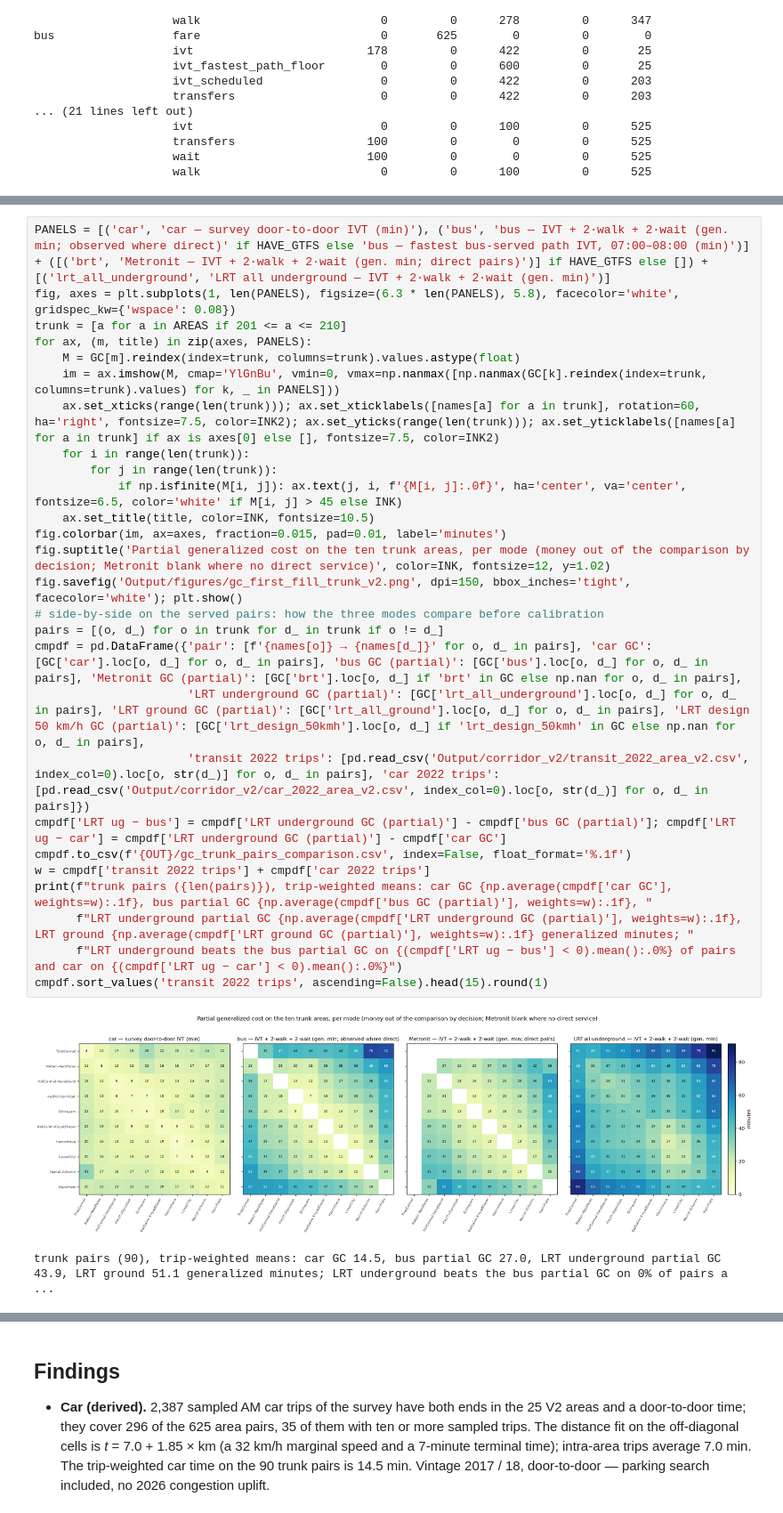
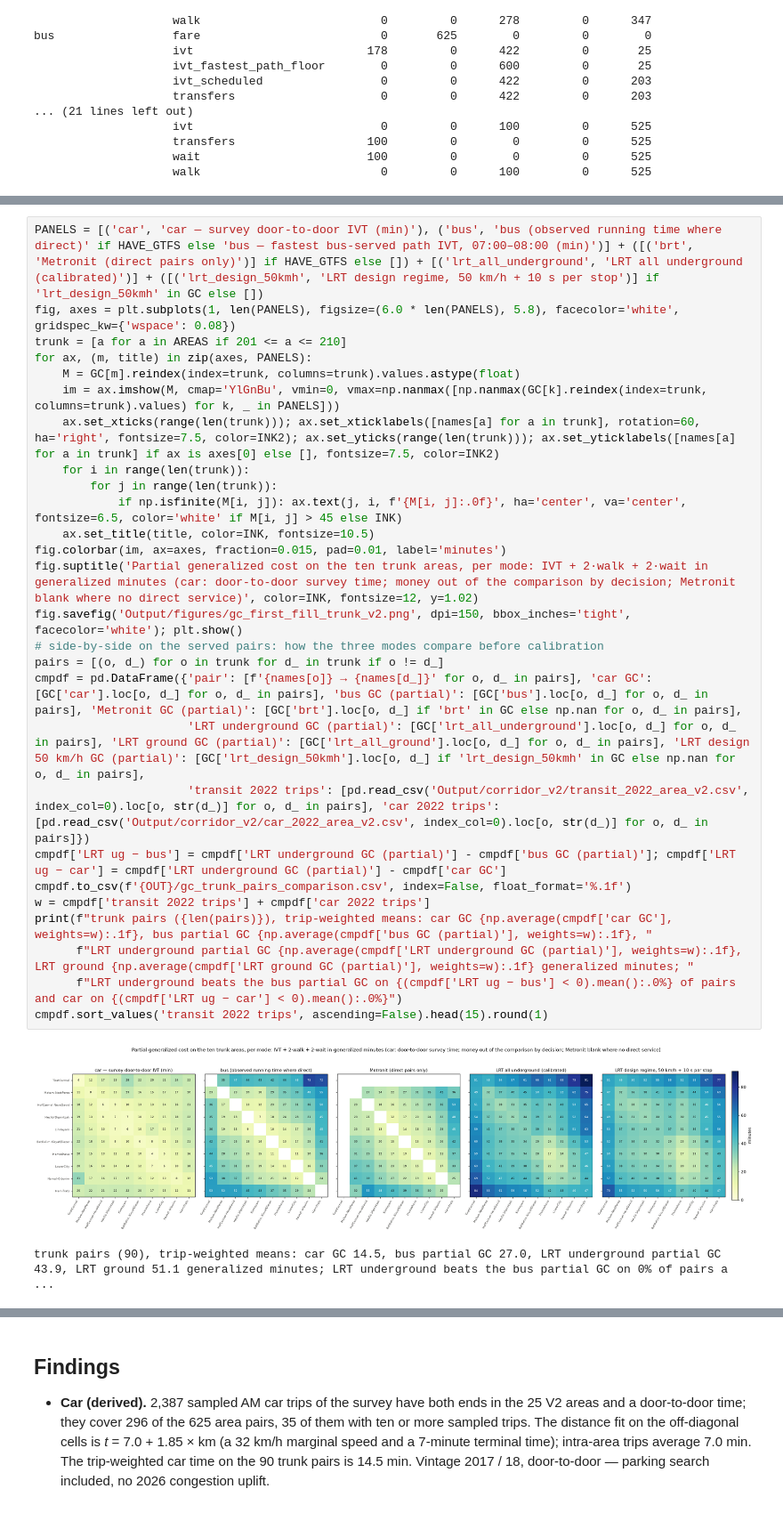
Before and after one commit to oh-da/Nofit_LRT_Extension, a Jupyter notebook: notebooks/current/GC_data_inventory_and_skims.ipynb, the cells around one changed output, grey strips where cells are left out. Shown at 89% size. Saved outputs shown, nothing was run; the diff lists cells and outputs as text.

```diff
--- a/notebooks/current/GC_data_inventory_and_skims.ipynb
+++ b/notebooks/current/GC_data_inventory_and_skims.ipynb
@@ -492,34 +492,34 @@ inv.to_csv(f'{OUT}/gc_data_inventory.csv', index=False); inv
 | 15 | all | weights (walk 2.0, wait 2.0, tran... | assumed (plan defaults) | LRT_CAPTURE_PLAN.md | confirm against נוהל פר"ת; calibr... |
 | 16 | all | geography | partial | 25 V2 areas | TAZ 1509 (station S13) missing fr... |
 # %%
-PANELS = [('car', 'car — survey door-to-door IVT (min)'), ('bus', 'bus — IVT + 2·walk + 2·wait (gen. min; observed where direct)' if HAVE_GTFS else 'bus — fastest bus-served path IVT, 07:00–08:00 (min)')] + ([('brt', 'Metronit — IVT + 2·walk + 2·wait (gen. min; direct pairs)')] if HAVE_GTFS else []) + [('lrt_all_underground', 'LRT all underground — IVT + 2·walk + 2·wait (gen. min)')]
-fig, axes = plt.subplots(1, len(PANELS), figsize=(6.3 * len(PANELS), 5.8), facecolor='white', gridspec_kw={'wspace': 0.08})
+PANELS = [('car', 'car — survey door-to-door IVT (min)'), ('bus', 'bus (observed running time where direct)' if HAVE_GTFS else 'bus — fastest bus-served path IVT, 07:00–08:00 (min)')] + ([('brt', 'Metronit (direct pairs only)')] if HAVE_GTFS else []) + [('lrt_all_underground', 'LRT all underground (calibrated)')] + ([('lrt_design_50kmh', 'LRT design regime, 50 km/h + 10 s per stop')] if 'lrt_design_50kmh' in GC else [])
+fig, axes = plt.subplots(1, len(PANELS), figsize=(6.0 * len(PANELS), 5.8), facecolor='white', gridspec_kw={'wspace': 0.08})
 trunk = [a for a in AREAS if 201 <= a <= 210]
 for ax, (m, title) in zip(axes, PANELS):
     M = GC[m].reindex(index=trunk, columns=trunk).values.astype(float)
     im = ax.imshow(M, cmap='YlGnBu', vmin=0, vmax=np.nanmax([np.nanmax(GC[k].reindex(index=trunk, columns=trunk).values) for k, _ in PANELS]))
     ax.set_xticks(range(len(trunk))); ax.set_xticklabels([names[a] for a in trunk], rotation=60, ha='right', fontsize=7.5, color=INK2); ax.set_yticks(range(len(trunk))); ax.set_yticklabels([names[a] for a in trunk] if ax is axes[0] else [], fontsize=7.5, color=INK2)
     for i in range(len(trunk)):
         for j in range(len(trunk)):
             if np.isfinite(M[i, j]): ax.text(j, i, f'{M[i, j]:.0f}', ha='center', va='center', fontsize=6.5, color='white' if M[i, j] > 45 else INK)
     ax.set_title(title, color=INK, fontsize=10.5)
 fig.colorbar(im, ax=axes, fraction=0.015, pad=0.01, label='minutes')
-fig.suptitle('Partial generalized cost on the ten trunk areas, per mode (money out of the comparison by decision; Metronit blank where no direct service)', color=INK, fontsize=12, y=1.02)
+fig.suptitle('Partial generalized cost on the ten trunk areas, per mode: IVT + 2·walk + 2·wait in generalized minutes (car: door-to-door survey time; money out of the comparison by decision; Metronit blank where no direct service)', color=INK, fontsize=12, y=1.02)
 fig.savefig('Output/figures/gc_first_fill_trunk_v2.png', dpi=150, bbox_inches='tight', facecolor='white'); plt.show()
 # side-by-side on the served pairs: how the three modes compare before calibration
 pairs = [(o, d_) for o in trunk for d_ in trunk if o != d_]
 cmpdf = pd.DataFrame({'pair': [f'{names[o]} → {names[d_]}' for o, d_ in pairs], 'car GC': [GC['car'].loc[o, d_] for o, d_ in pairs], 'bus GC (partial)': [GC['bus'].loc[o, d_] for o, d_ in pairs], 'Metronit GC (partial)': [GC['brt'].loc[o, d_] if 'brt' in GC else np.nan for o, d_ in pairs],
                       'LRT underground GC (partial)': [GC['lrt_all_underground'].loc[o, d_] for o, d_ in pairs], 'LRT ground GC (partial)': [GC['lrt_all_ground'].loc[o, d_] for o, d_ in pairs], 'LRT design 50 km/h GC (partial)': [GC['lrt_design_50kmh'].loc[o, d_] if 'lrt_design_50kmh' in GC else np.nan for o, d_ in pairs],
                       'transit 2022 trips': [pd.read_csv('Output/corridor_v2/transit_2022_area_v2.csv', index_col=0).loc[o, str(d_)] for o, d_ in pairs], 'car 2022 trips': [pd.read_csv('Output/corridor_v2/car_2022_area_v2.csv', index_col=0).loc[o, str(d_)] for o, d_ in pairs]})
 cmpdf['LRT ug − bus'] = cmpdf['LRT underground GC (partial)'] - cmpdf['bus GC (partial)']; cmpdf['LRT ug − car'] = cmpdf['LRT underground GC (partial)'] - cmpdf['car GC']
 cmpdf.to_csv(f'{OUT}/gc_trunk_pairs_comparison.csv', index=False, float_format='%.1f')
 w = cmpdf['transit 2022 trips'] + cmpdf['car 2022 trips']
 print(f"trunk pairs ({len(pairs)}), trip-weighted means: car GC {np.average(cmpdf['car GC'], weights=w):.1f}, bus partial GC {np.average(cmpdf['bus GC (partial)'], weights=w):.1f}, "
       f"LRT underground partial GC {np.average(cmpdf['LRT underground GC (partial)'], weights=w):.1f}, LRT ground {np.average(cmpdf['LRT ground GC (partial)'], weights=w):.1f} generalized minutes; "
       f"LRT underground beats the bus partial GC on {(cmpdf['LRT ug − bus'] < 0).mean():.0%} of pairs and car on {(cmpdf['LRT ug − car'] < 0).mean():.0%}")
 cmpdf.sort_values('transit 2022 trips', ascending=False).head(15).round(1)
 # %% [output]
-[figure, old version]
+[figure, new version]
 trunk pairs (90), trip-weighted means: car GC 14.5, bus partial GC 27.0, LRT underground partial GC 43.9, LRT ground 51.1 generalized minutes; LRT underground beats the bus partial GC on 0% of pairs a ...
 |  | pair | car GC | bus GC (partial) | Metronit GC (partial) | LRT underground GC (partial) | LRT ground GC (partial) | ... |
 | 28 | Hecht-Shprintzak → Matam-NeotPeres | 12.8 | 18.5 | 22.9 | 36.5 | 41.2 | ... |
```
Also changed, not shown: 1 other file.
